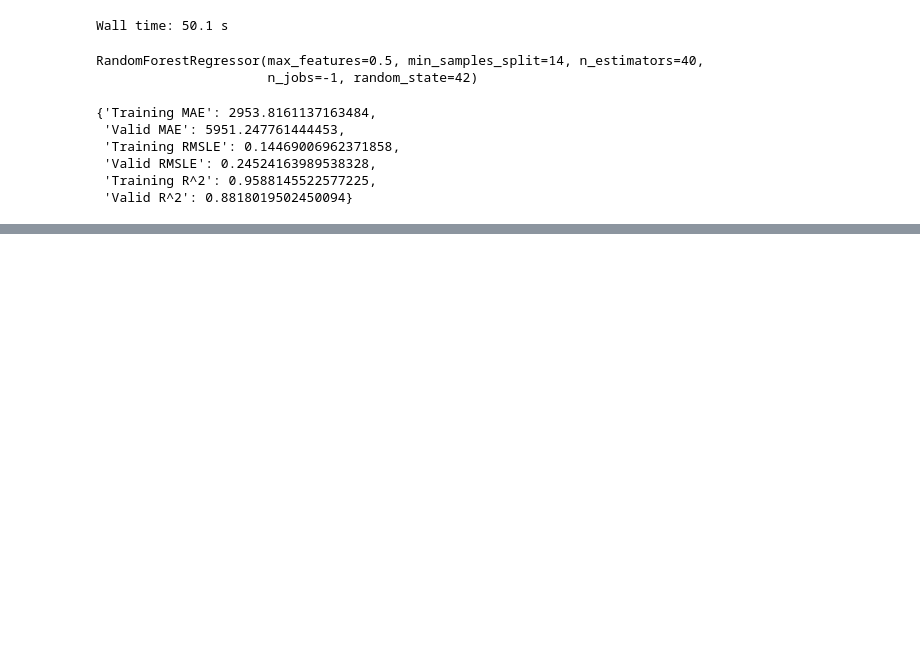
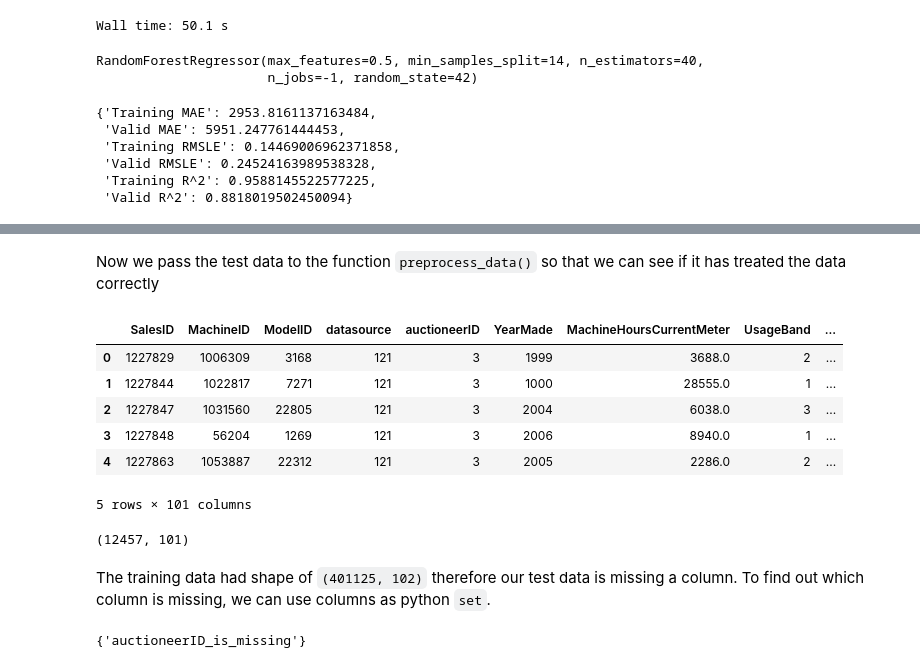
Before and after one commit to mayursrt/bulldozer-price-prediction, a Jupyter notebook: bulldozer-price-prediction.ipynb, the cells around one changed output, grey strips where cells are left out. Drawn from its saved outputs; the diff is of its cells as text; code cells hidden in the pictures; blank space fills up the shorter version.

```diff
--- a/bulldozer-price-prediction.ipynb
+++ b/bulldozer-price-prediction.ipynb
@@ -880,0 +904,58 @@ show_scores(ideal_model)
+# %%
+# Make a function that treas the raw data
+
+def preprocess_data(df):
+    """
+     Performs transformations on dataframe and returns transformed dataframe.
+    """
+
+    # saledata broken in different columns
+    df["saleYear"] = df.saledate.dt.year
+    df["saleMonth"] = df.saledate.dt.month
+    df["saleDay"] = df.saledate.dt.day
+    df["saleDayOfWeek"] = df.saledate.dt.dayofweek
+    df["saleDayOfYear"] = df.saledate.dt.dayofyear
+
+    # dropping saledate column
+    df.drop('saledate', axis=1, inplace=True)
+
+    # Fill missing values with median
+    for label, content in df.items():
+        if pd.api.types.is_numeric_dtype(content):
+            if pd.isnull(content).sum():
+                # Add binary column which tells us if the data was missing
+                df[label+'_is_missing'] = pd.isnull(content)
+                # Fill missing values with median.
+                df[label] = content.fillna(content.median())
+        # Filled categorical missing data and turn categories into numbers
+        if pd.api.types.is_object_dtype(content):
+            # Add binary column which tells us if the data was missing
+            df[label+'_is_missing'] = pd.isnull(content)
+            # Turn categories into numbers and add +1
+            df[label] = pd.Categorical(content).codes + 1
+
+    return df
+# %% [markdown]
+Now we pass the test data to the function `preprocess_data()` so that we can see if it has treated the data correctly
+# %%
+# treat the data using the function
+df_test = preprocess_data(df_test)
+df_test.head()
+# %% [output]
+|  | SalesID | MachineID | ModelID | datasource | auctioneerID | YearMade | MachineHoursCurrentMeter | UsageBand | ... |
+| 0 | 1227829 | 1006309 | 3168 | 121 | 3 | 1999 | 3688.0 | 2 | ... |
+| 1 | 1227844 | 1022817 | 7271 | 121 | 3 | 1000 | 28555.0 | 1 | ... |
+| 2 | 1227847 | 1031560 | 22805 | 121 | 3 | 2004 | 6038.0 | 3 | ... |
+| 3 | 1227848 | 56204 | 1269 | 121 | 3 | 2006 | 8940.0 | 1 | ... |
+| 4 | 1227863 | 1053887 | 22312 | 121 | 3 | 2005 | 2286.0 | 2 | ... |
+5 rows × 101 columns
+# %%
+df_test.shape
+# %% [output]
+(12457, 101)
+# %% [markdown]
+The training data had shape of `(401125, 102)` therefore our test data is missing a column. To find out which column is missing, we can use columns as python `set`.
+# %%
+set(X_train.columns) - set(df_test.columns)
+# %% [output]
+{'auctioneerID_is_missing'}
```
Also changed, not shown: parts of 3 cells of this notebook.
